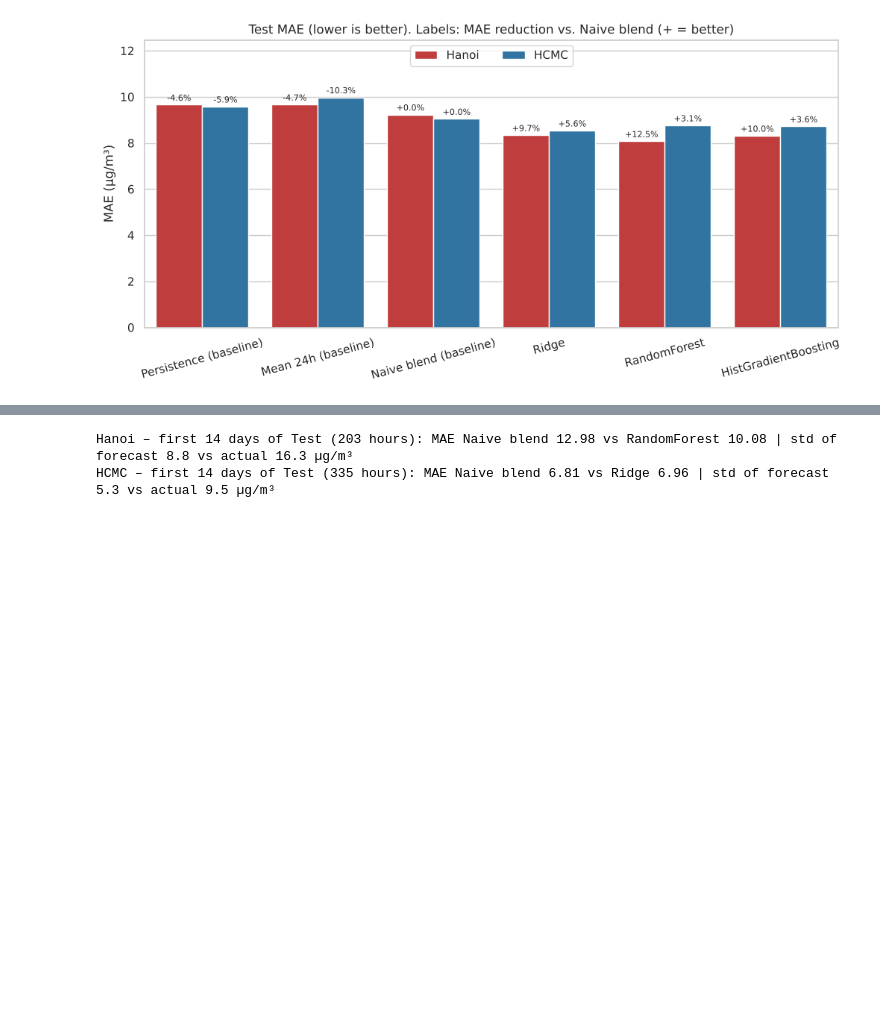
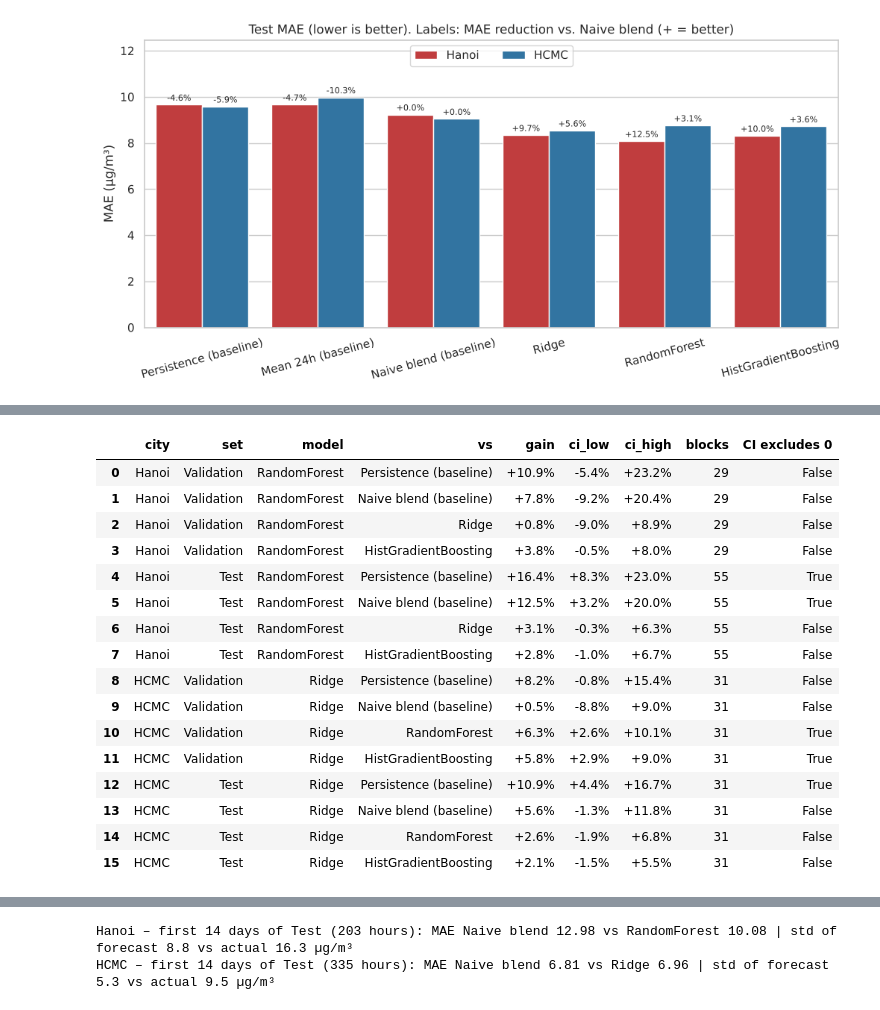
Before and after one commit to perckgg/NTLT, a Jupyter notebook: 03_TimeSeries/result/03_TimeSeries_Air_Quality_executed.ipynb, the cells around one changed output, grey strips where cells are left out. Drawn from its saved outputs; the diff is of its cells as text; code cells hidden in the pictures; blank space fills up the shorter version.

```diff
--- a/03_TimeSeries/result/03_TimeSeries_Air_Quality_executed.ipynb
+++ b/03_TimeSeries/result/03_TimeSeries_Air_Quality_executed.ipynb
@@ -822,0 +835,64 @@ HCMC is the opposite (8.5 vs 7.0) because dust rises again in September.
+# %%
+BLOCK_DAYS = 3
+N_BOOT = 2000
+
+
+def block_bootstrap_gain(p, model_a, model_b, block_days=BLOCK_DAYS, n_boot=N_BOOT, seed=RANDOM_STATE):
+    """Paired block bootstrap of the MAE gain of model_a over model_b, i.e. 1 - MAE_a / MAE_b.
+
+    p: DataFrame indexed by issue time t with an 'actual' column and one column per model.
+    Samples are grouped into consecutive calendar blocks of `block_days` days (forecast time t + HORIZON);
+    whole blocks are resampled with replacement, keeping the autocorrelation of the errors inside each block.
+    """
+    t = p.index + pd.Timedelta(hours=HORIZON)
+    codes = pd.factorize(np.asarray((t - t.min()) // pd.Timedelta(days=block_days)))[0]
+    abs_err_a = np.bincount(codes, weights=np.abs(p[model_a] - p['actual']))   # error sum per block
+    abs_err_b = np.bincount(codes, weights=np.abs(p[model_b] - p['actual']))
+    k = len(abs_err_a)
+    counts = np.random.default_rng(seed).multinomial(k, np.full(k, 1 / k), size=n_boot)  # how often each block is drawn
+    gains = 1 - (counts @ abs_err_a) / (counts @ abs_err_b)
+    low, high = np.percentile(gains, [2.5, 97.5])
+    return {'gain': 1 - abs_err_a.sum() / abs_err_b.sum(), 'ci_low': low, 'ci_high': high, 'blocks': k}
+
+
+def competitors(city):
+    return ['Persistence (baseline)', 'Naive blend (baseline)'] + [
+        m for m in ['Ridge', 'RandomForest', 'HistGradientBoosting'] if m != best_model[city]]
+
+
+rows = []
+for city, f in forecasters.items():
+    for set_name, preds in [('Validation', f.val_predictions), ('Test', f.test_predictions)]:
+        for other in competitors(city):
+            rows.append({'city': city, 'set': set_name, 'model': best_model[city], 'vs': other,
+                         **block_bootstrap_gain(preds, best_model[city], other)})
+boot = pd.DataFrame(rows)
+boot['CI excludes 0'] = (boot['ci_low'] > 0) | (boot['ci_high'] < 0)
+display(boot.style.format({'gain': '{:+.1%}', 'ci_low': '{:+.1%}', 'ci_high': '{:+.1%}'}))
+for r in boot.itertuples():
+    print(f'BOOT | {r.city} | {r.set} | {r.model} vs {r.vs} | gain {r.gain:+.1%} [{r.ci_low:+.1%}, {r.ci_high:+.1%}]')
+
+print('\nSensitivity to the block length (Test, best model vs Naive blend):')
+for city, f in forecasters.items():
+    cis = {L: block_bootstrap_gain(f.test_predictions, best_model[city], 'Naive blend (baseline)', block_days=L)
+           for L in (1, 3, 7)}
+    print(f'{city}: ' + ' | '.join(f"{L}-day blocks ({c['blocks']}): [{c['ci_low']:+.1%}, {c['ci_high']:+.1%}]"
+                                   for L, c in cis.items()))
+# %% [output]
+|  | city | set | model | vs | gain | ci_low | ci_high | blocks | CI excludes 0 |
+| 0 | Hanoi | Validation | RandomForest | Persistence (baseline) | +10.9% | -5.4% | +23.2% | 29 | False |
+| 1 | Hanoi | Validation | RandomForest | Naive blend (baseline) | +7.8% | -9.2% | +20.4% | 29 | False |
+| 2 | Hanoi | Validation | RandomForest | Ridge | +0.8% | -9.0% | +8.9% | 29 | False |
+| 3 | Hanoi | Validation | RandomForest | HistGradientBoosting | +3.8% | -0.5% | +8.0% | 29 | False |
+| 4 | Hanoi | Test | RandomForest | Persistence (baseline) | +16.4% | +8.3% | +23.0% | 55 | True |
+| 5 | Hanoi | Test | RandomForest | Naive blend (baseline) | +12.5% | +3.2% | +20.0% | 55 | True |
+| 6 | Hanoi | Test | RandomForest | Ridge | +3.1% | -0.3% | +6.3% | 55 | False |
+| 7 | Hanoi | Test | RandomForest | HistGradientBoosting | +2.8% | -1.0% | +6.7% | 55 | False |
+| 8 | HCMC | Validation | Ridge | Persistence (baseline) | +8.2% | -0.8% | +15.4% | 31 | False |
+| 9 | HCMC | Validation | Ridge | Naive blend (baseline) | +0.5% | -8.8% | +9.0% | 31 | False |
+| 10 | HCMC | Validation | Ridge | RandomForest | +6.3% | +2.6% | +10.1% | 31 | True |
+| 11 | HCMC | Validation | Ridge | HistGradientBoosting | +5.8% | +2.9% | +9.0% | 31 | True |
+| 12 | HCMC | Test | Ridge | Persistence (baseline) | +10.9% | +4.4% | +16.7% | 31 | True |
+| 13 | HCMC | Test | Ridge | Naive blend (baseline) | +5.6% | -1.3% | +11.8% | 31 | False |
+| 14 | HCMC | Test | Ridge | RandomForest | +2.6% | -1.9% | +6.8% | 31 | False |
+| 15 | HCMC | Test | Ridge | HistGradientBoosting | +2.1% | -1.5% | +5.5% | 31 | False |
```
Also changed, not shown: parts of 14 cells of this notebook, 10 other files.
